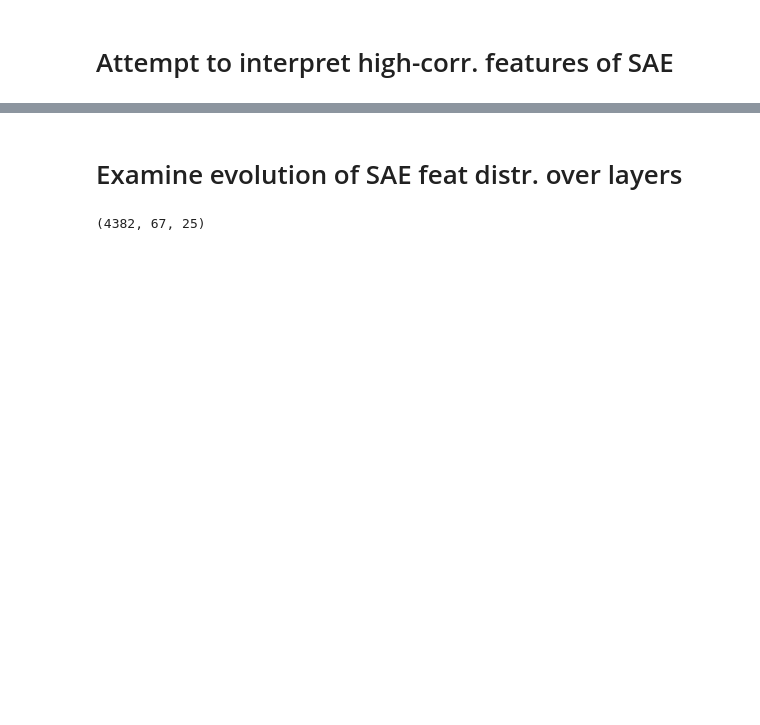
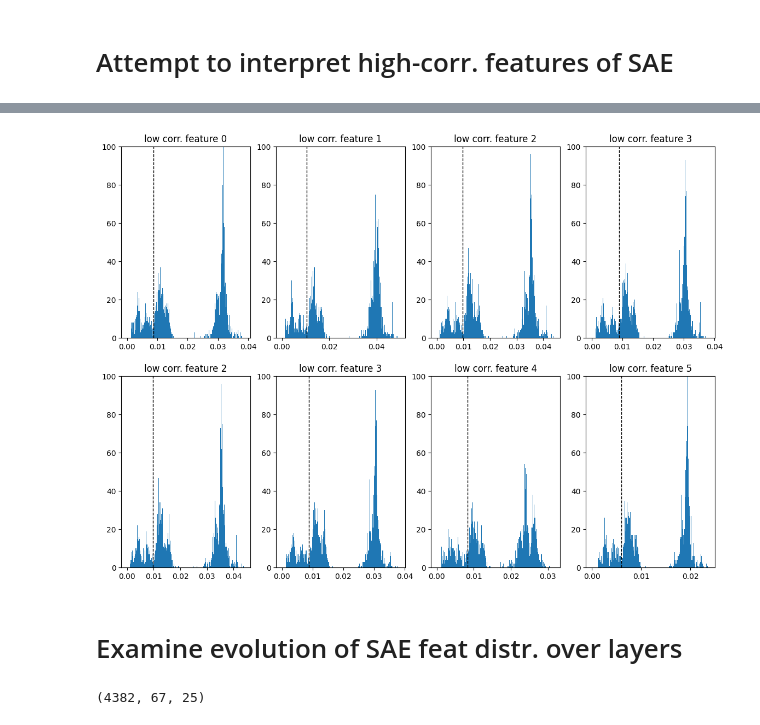
Before and after one commit to blab/mutational-embedding-vectors, a Jupyter notebook: notebooks/plm_circuits/ex21_covfit_SAE.ipynb, the cells around one changed output, grey strips where cells are left out. Saved outputs shown, nothing was run; the diff lists cells and outputs as text; code cells hidden in the pictures; blank space fills up the shorter version.

```diff
--- a/notebooks/plm_circuits/ex21_covfit_SAE.ipynb
+++ b/notebooks/plm_circuits/ex21_covfit_SAE.ipynb
@@ -676,3 +703,21 @@ plt.show()
+# %%
+_, _, sae_coefs_all_data, _ = jumprelu_sae(sae_data_activations[:, None, :] * MAGNIFICATION_SIZE)
+sae_coefs_all_data = (sae_coefs_all_data[:,0,:] / MAGNIFICATION_SIZE)[:, low_corr_idx].detach().cpu().numpy()
+# %%
+fig, ax = plt.subplots(2,4,figsize=(14,10))
+for i in range(2):
+    for j in range(4):
+        feature_ind = i * 2 + j
+        quant_80 = np.quantile(sae_coefs_all_data[:, feature_ind], 0.2)
+
+        ax[i,j].hist(sae_coefs_all_data[:, feature_ind], bins=500)
+        ax[i,j].plot([quant_80,quant_80], [0,100], linestyle="dashed", color="black", linewidth=1)
+        ax[i,j].set_title(f"low corr. feature {feature_ind}")
+        ax[i,j].set_ylim([0,100])
+
+plt.show()
+# %% [output]
+[figure, added]
 # %% [markdown]
 # Examine evolution of SAE feat distr. over layers
 # %%
```
Also changed, not shown: parts of 7 cells of this notebook, 4 other files.
